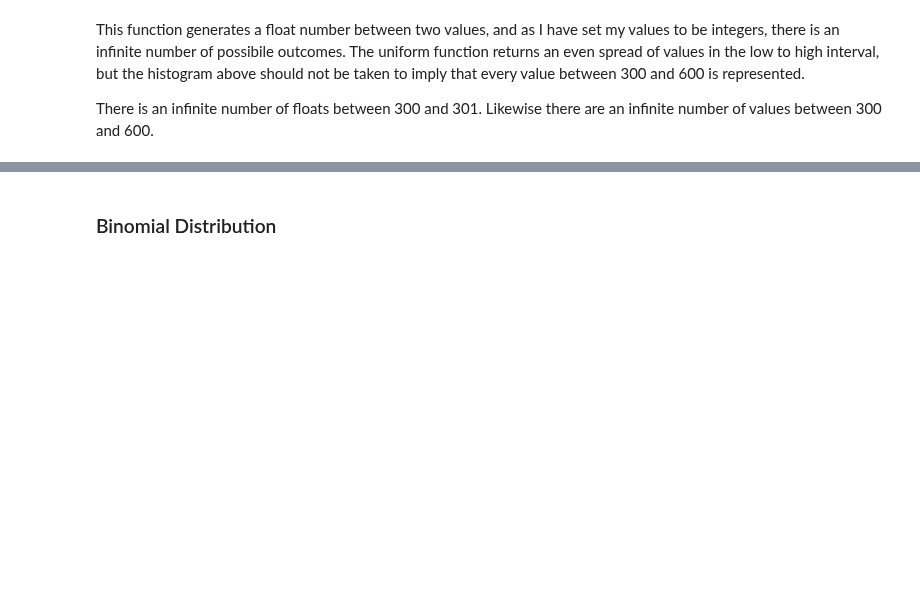
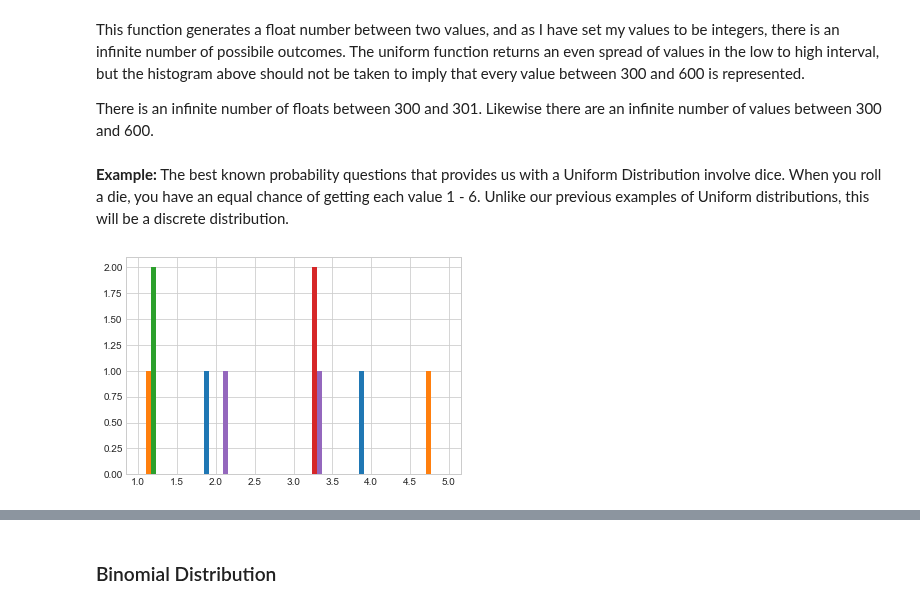
Before and after one commit to MarionMcG/numpy.random, a Jupyter notebook: numpy-random.ipynb, the cells around one changed output, grey strips where cells are left out. Saved outputs shown, nothing was run; the diff lists cells and outputs as text; code cells hidden in the pictures; blank space fills up the shorter version.

Commit message:
Uniform dist- attempt at probabilty examples

```diff
--- a/numpy-random.ipynb
+++ b/numpy-random.ipynb
@@ -362,3 +364,16 @@ As expected, increasing the size of our set to 1000 values, instead of 20, gives
 This function generates a float number between two values, and as I have set my values to be integers, there is an infinite number of possibile outcomes. The uniform function returns an even spread of values in the low to high interval, but the histogram above should not be taken to imply that every value between 300 and 600 is represented.
 
 There is an infinite number of floats between 300 and 301. Likewise there are an infinite number of values between 300 and 600.
+# %% [markdown]
+**Example:** The best known probability questions that provides us with a Uniform Distribution involve dice. When you roll a die, you have an equal chance of getting each value 1 - 6. Unlike our previous examples of Uniform distributions, this will be a discrete distribution.
+# %%
+x = np.random.uniform(1, 7, 10)
+
+dice = np.around(x, decimals = 0)
+import collections
+np.random.seed(1)
+y = collections.Counter(dice).items()
+plt.hist(y)
+plt.show()
+# %% [output]
+[figure, added]
```
Also changed, not shown: parts of 7 cells of this notebook.
